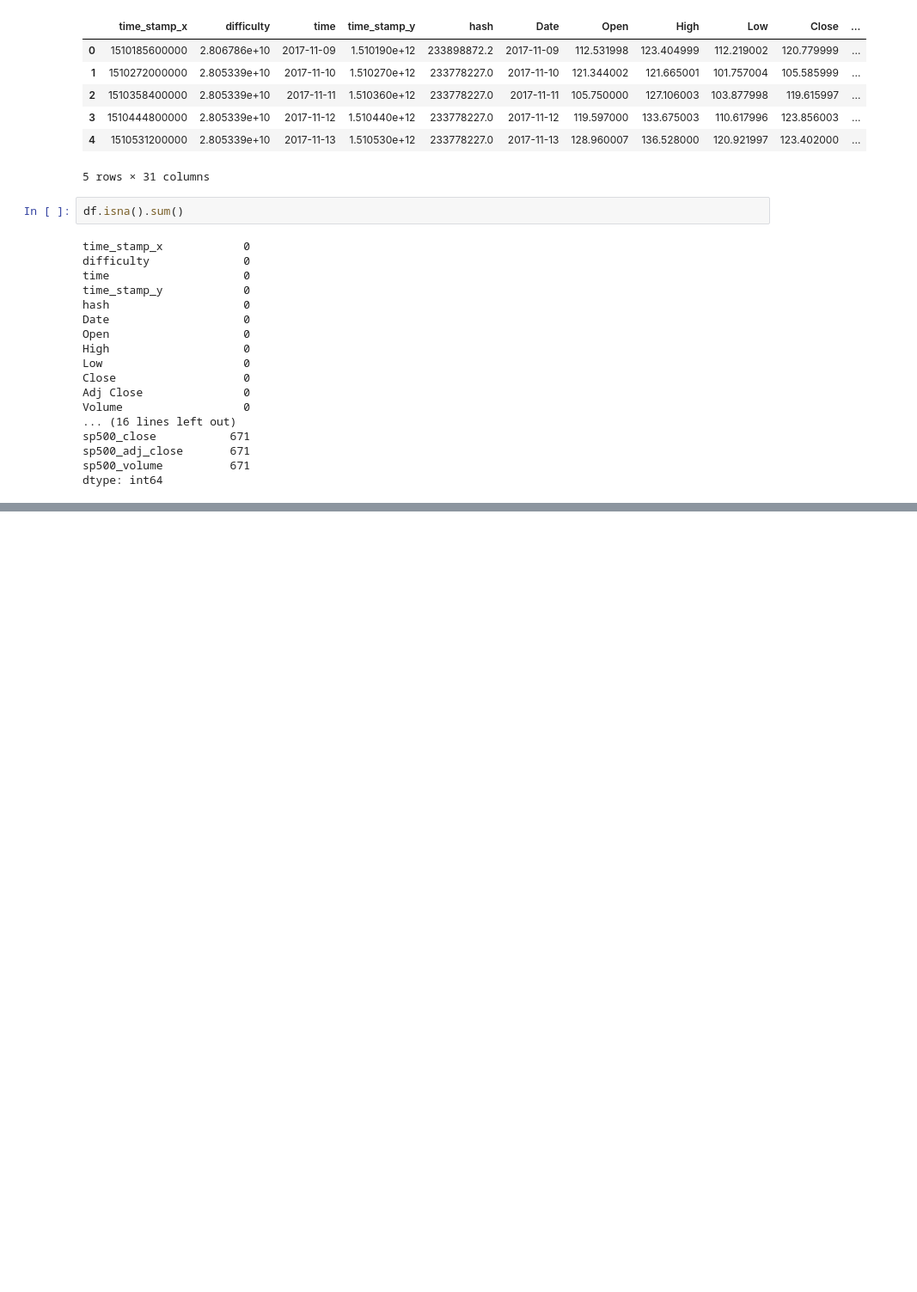
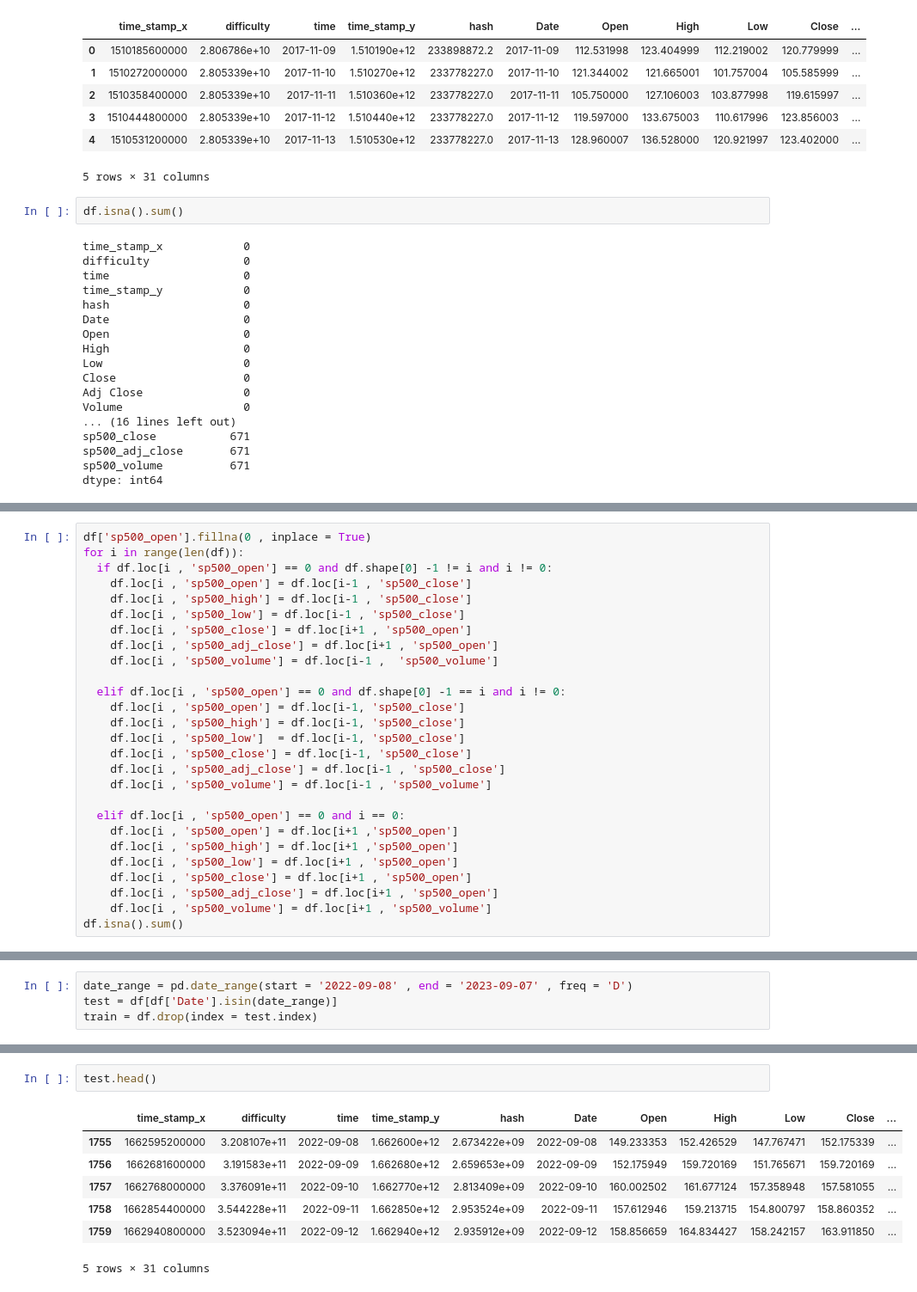
Before and after one commit to qdsb/crypto, a Jupyter notebook: problem_3_mf.ipynb, the cells around one changed output, grey strips where cells are left out. Shown at 86% size. Drawn from its saved outputs; the diff is of its cells as text; blank space fills up the shorter version.

Commit message:
Handling Missing Values and Starting to train Model

```diff
--- a/problem_3_mf.ipynb
+++ b/problem_3_mf.ipynb
@@ -192,0 +258,27 @@ dtype: int64
+# %%
+df['sp500_open'].fillna(0 , inplace = True)
+for i in range(len(df)):
+  if df.loc[i , 'sp500_open'] == 0 and df.shape[0] -1 != i and i != 0:
+    df.loc[i , 'sp500_open'] = df.loc[i-1 , 'sp500_close']
+    df.loc[i , 'sp500_high'] = df.loc[i-1 , 'sp500_close']
+    df.loc[i , 'sp500_low'] = df.loc[i-1 , 'sp500_close']
+    df.loc[i , 'sp500_close'] = df.loc[i+1 , 'sp500_open']
+    df.loc[i , 'sp500_adj_close'] = df.loc[i+1 , 'sp500_open']
+    df.loc[i , 'sp500_volume'] = df.loc[i-1 ,  'sp500_volume']
+
+  elif df.loc[i , 'sp500_open'] == 0 and df.shape[0] -1 == i and i != 0:
+    df.loc[i , 'sp500_open'] = df.loc[i-1, 'sp500_close']
+    df.loc[i , 'sp500_high'] = df.loc[i-1, 'sp500_close']
+    df.loc[i , 'sp500_low']  = df.loc[i-1, 'sp500_close']
+    df.loc[i , 'sp500_close'] = df.loc[i-1, 'sp500_close']
+    df.loc[i , 'sp500_adj_close'] = df.loc[i-1 , 'sp500_close']
+    df.loc[i , 'sp500_volume'] = df.loc[i-1 , 'sp500_volume']
+
+  elif df.loc[i , 'sp500_open'] == 0 and i == 0:
+    df.loc[i , 'sp500_open'] = df.loc[i+1 ,'sp500_open']
+    df.loc[i , 'sp500_high'] = df.loc[i+1 ,'sp500_open']
+    df.loc[i , 'sp500_low'] = df.loc[i+1 , 'sp500_open']
+    df.loc[i , 'sp500_close'] = df.loc[i+1 , 'sp500_open']
+    df.loc[i , 'sp500_adj_close'] = df.loc[i+1 , 'sp500_open']
+    df.loc[i , 'sp500_volume'] = df.loc[i+1 , 'sp500_volume']
+df.isna().sum()
@@ -192,0 +303,4 @@ dtype: int64
+# %%
+date_range = pd.date_range(start = '2022-09-08' , end = '2023-09-07' , freq = 'D')
+test = df[df['Date'].isin(date_range)]
+train = df.drop(index = test.index)
@@ -192,0 +321,10 @@ dtype: int64
+# %%
+test.head()
+# %% [output]
+|  | time_stamp_x | difficulty | time | time_stamp_y | hash | Date | Open | High | Low | Close | ... |
+| 1755 | 1662595200000 | 3.208107e+11 | 2022-09-08 | 1.662600e+12 | 2.673422e+09 | 2022-09-08 | 149.233353 | 152.426529 | 147.767471 | 152.175339 | ... |
+| 1756 | 1662681600000 | 3.191583e+11 | 2022-09-09 | 1.662680e+12 | 2.659653e+09 | 2022-09-09 | 152.175949 | 159.720169 | 151.765671 | 159.720169 | ... |
+| 1757 | 1662768000000 | 3.376091e+11 | 2022-09-10 | 1.662770e+12 | 2.813409e+09 | 2022-09-10 | 160.002502 | 161.677124 | 157.358948 | 157.581055 | ... |
+| 1758 | 1662854400000 | 3.544228e+11 | 2022-09-11 | 1.662850e+12 | 2.953524e+09 | 2022-09-11 | 157.612946 | 159.213715 | 154.800797 | 158.860352 | ... |
+| 1759 | 1662940800000 | 3.523094e+11 | 2022-09-12 | 1.662940e+12 | 2.935912e+09 | 2022-09-12 | 158.856659 | 164.834427 | 158.242157 | 163.911850 | ... |
+5 rows × 31 columns
```
Also changed, not shown: parts of 12 cells of this notebook.
